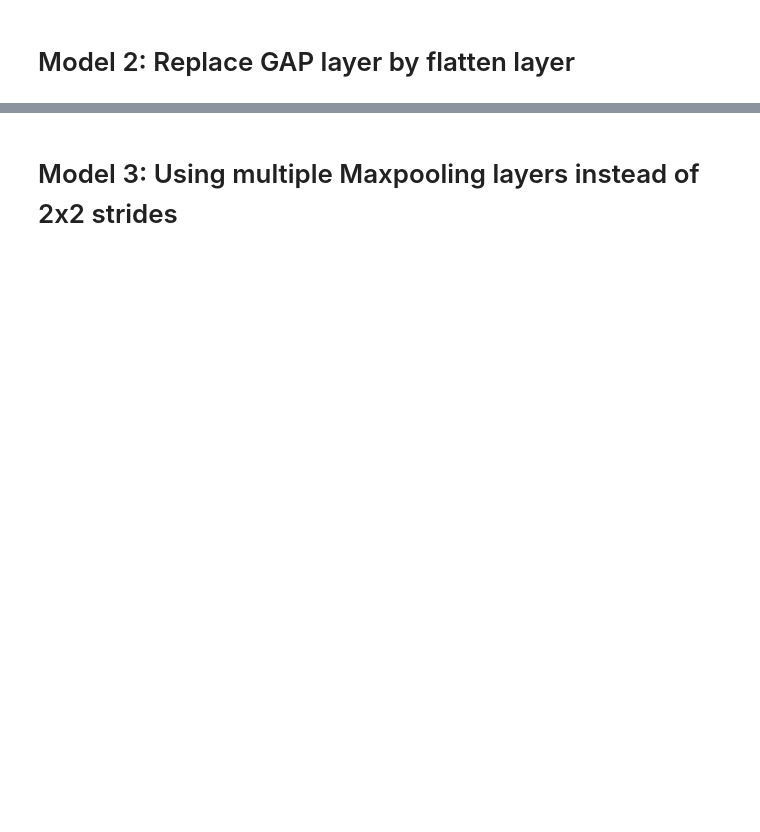
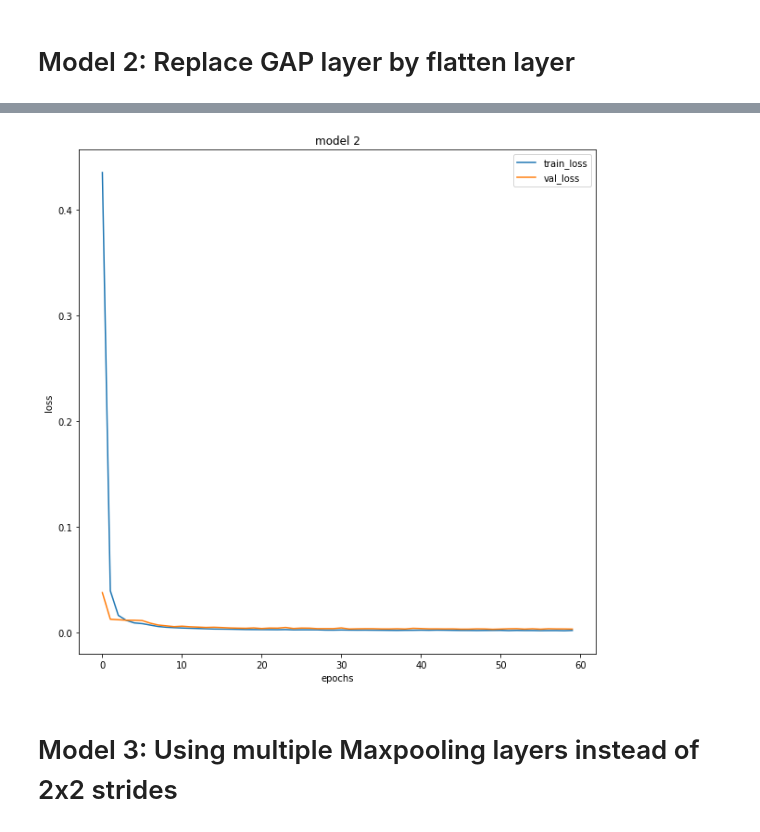
Before and after one commit to NinV/AIND, a Jupyter notebook: term_2/AIND-CV-FacialKeypoints/model_selection.ipynb, the cells around one changed output, grey strips where cells are left out. Cells and saved outputs as stored; diff of their text form; code cells hidden in the pictures; blank space fills up the shorter version.

```diff
--- a/term_2/AIND-CV-FacialKeypoints/model_selection.ipynb
+++ b/term_2/AIND-CV-FacialKeypoints/model_selection.ipynb
@@ -90,8 +153,8 @@ model_2.summary()
 # %%
 ## TODO: Compile the model
-batch_size = 16
+batch_size = 32
 epochs = 60
 
 model_2.compile(Adam(), 'mean_squared_error', metrics = ['mse'])
 checkpointer = ModelCheckpoint(filepath = "saved_models/model_selection/model_2.h5", verbose = 0, save_best_only = True)
-hist = model_2.fit(X_train, y_train, batch_size=batch_size, epochs=epochs, validation_split=0.2, callbacks = [checkpointer])
+hist['model_2'] = model_2.fit(X_train, y_train, batch_size=batch_size, epochs=epochs, validation_split=0.2, callbacks = [checkpointer])
@@ -98,18 +179,19 @@ hist = model_2.fit(X_train, y_train, batch_size=batch_size, epochs=epochs, valid
 # %%
 ## TODO: Visualize the training and validation loss of your neural network
 import matplotlib.pyplot as plt
 
-train_loss = hist.history['loss']
-val_loss = hist.history['val_loss']
-print(val_loss)
+train_loss = hist['model_2'].history['loss']
+val_loss = hist['model_2'].history['val_loss']
 model_loss_fig = plt.figure(figsize = (10,10))
 plt.plot(train_loss)
 plt.plot(val_loss)
 plt.title("model 2")
 plt.ylabel('loss')
 plt.xlabel('epochs')
 plt.legend(['train_loss', 'val_loss'], loc='upper right')
 plt.show()
+# %% [output]
+[figure, added]
 # %% [markdown]
 # Model 3: Using multiple Maxpooling layers instead of 2x2 strides
 # %%
```
Also changed, not shown: parts of 16 cells of this notebook, 12 other files.
